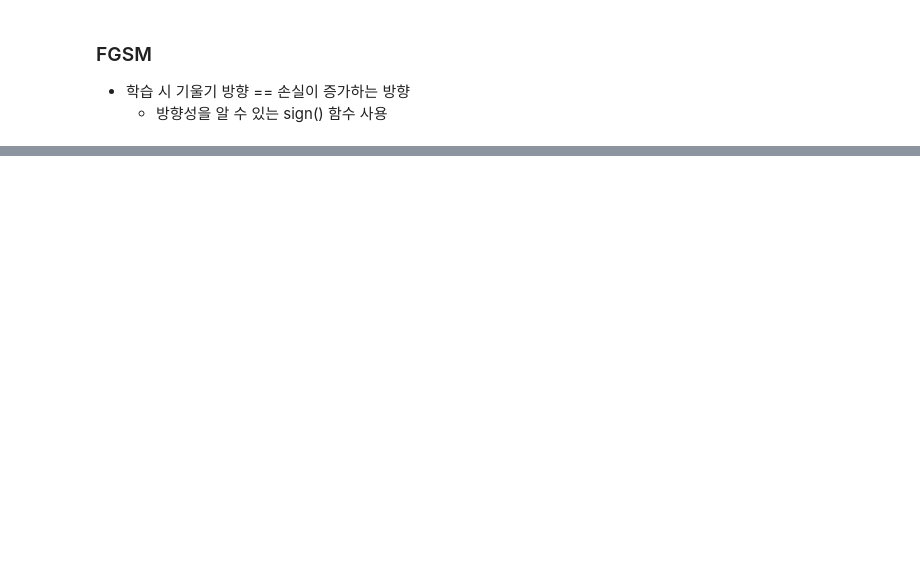
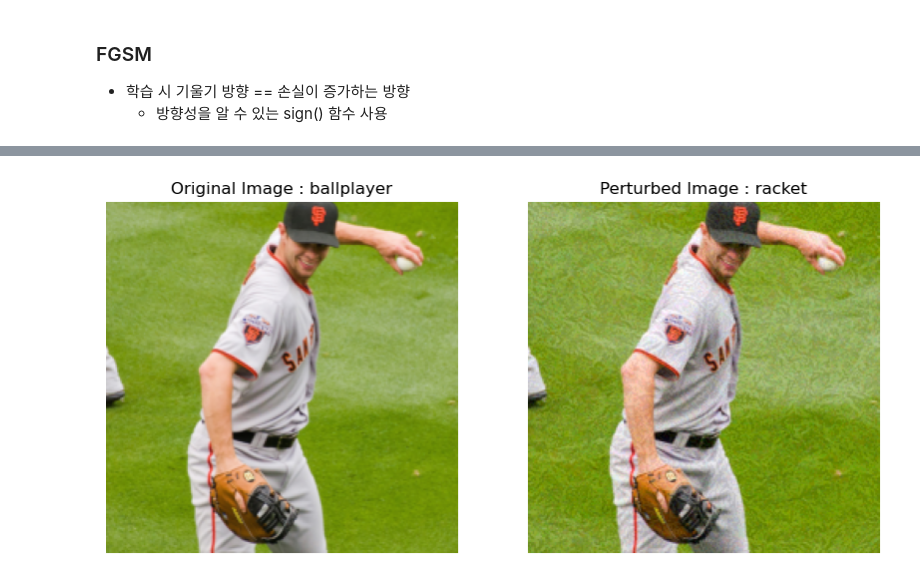
Before and after one commit to hanleju/Evasion_attack, a Jupyter notebook: FGSM/fgsm.ipynb, the cells around one changed output, grey strips where cells are left out. Saved outputs shown, nothing was run; the diff lists cells and outputs as text; code cells hidden in the pictures; blank space fills up the shorter version.

```diff
--- a/FGSM/fgsm.ipynb
+++ b/FGSM/fgsm.ipynb
@@ -163,0 +77,21 @@ plt.show()
+# %%
+# original
+original_image = image_tensor.squeeze(0).permute(1, 2, 0).detach().cpu().numpy()
+original_image = np.clip(original_image, 0, 1)
+
+# adversarial
+perturbed_image = adversarial_image.squeeze(0).permute(1, 2, 0).detach().cpu().numpy()
+perturbed_image = np.clip(perturbed_image, 0, 1)
+
+fig, (ax1, ax2) = plt.subplots(1, 2, figsize=(10, 5))
+ax1.imshow(original_image)
+ax1.set_title(f'Original Image : {labels}')
+ax1.axis('off')
+
+ax2.imshow(perturbed_image)
+ax2.set_title(f'Perturbed Image : {adversarial_labels}')
+ax2.axis('off')
+
+plt.show()
+# %% [output]
+[figure, added]
```
Also changed, not shown: parts of 7 cells of this notebook.
